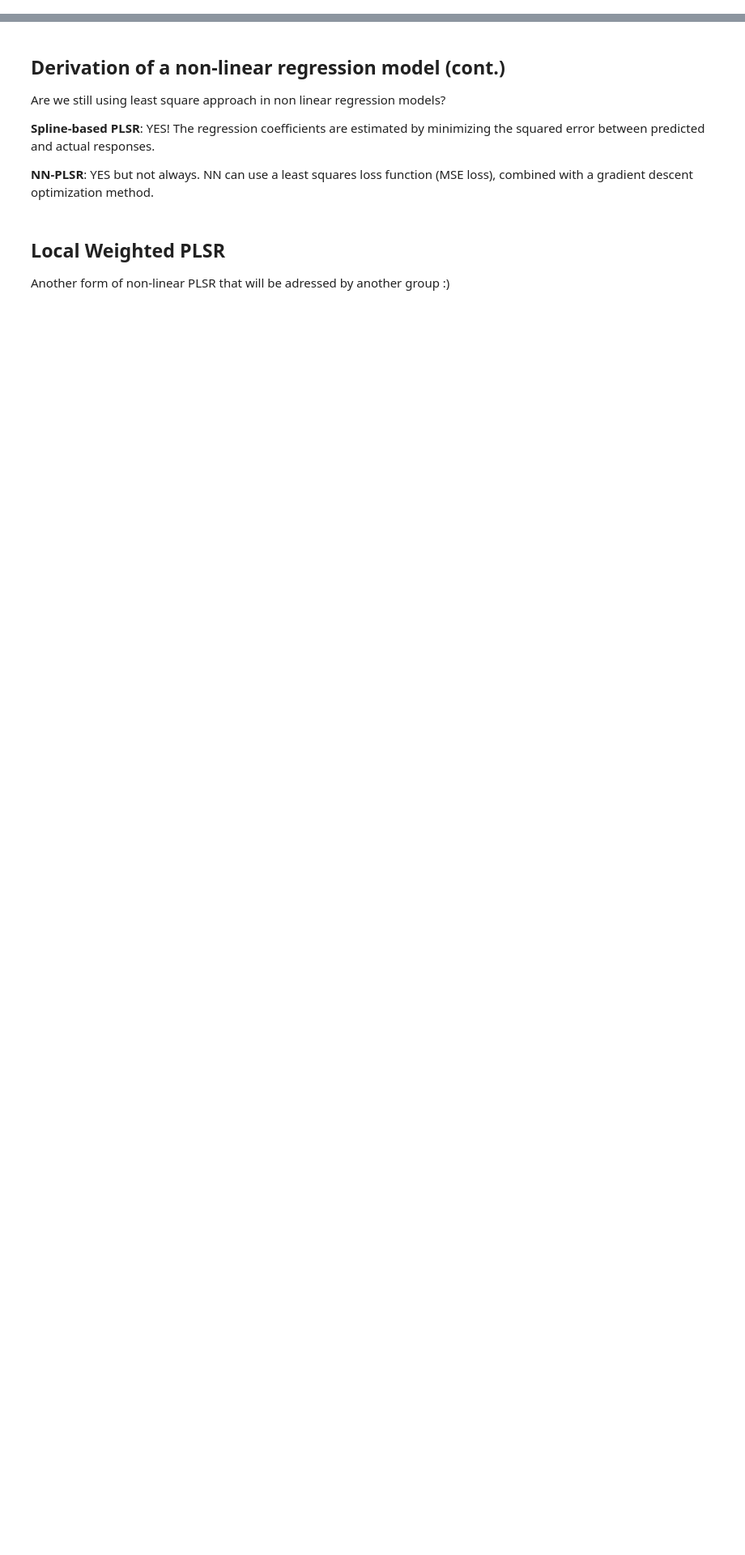
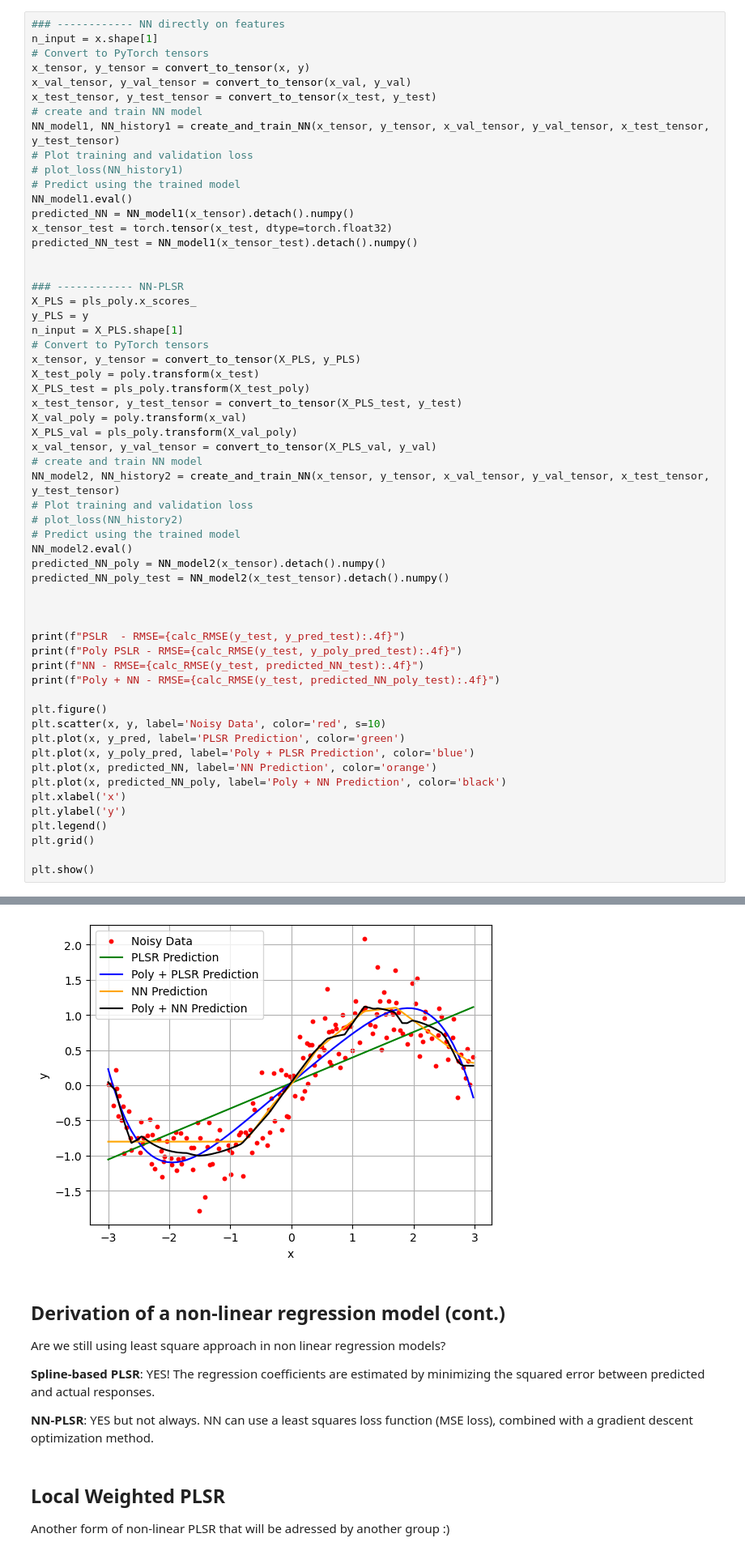
Before and after one commit to coxnevad/NTNU_TK8117_2025, a Jupyter notebook: advanced_week_03/group1/NonLinearPLSR.ipynb, the cells around one changed output, grey strips where cells are left out. Shown: that part at 81% size. Drawn from its saved outputs; the diff is of its cells as text; blank space fills up the shorter version.

```diff
--- a/advanced_week_03/group1/NonLinearPLSR.ipynb
+++ b/advanced_week_03/group1/NonLinearPLSR.ipynb
@@ -318,0 +387,59 @@ plt.show()
+# %%
+### ------------ NN directly on features
+n_input = x.shape[1]
+# Convert to PyTorch tensors
+x_tensor, y_tensor = convert_to_tensor(x, y)
+x_val_tensor, y_val_tensor = convert_to_tensor(x_val, y_val)
+x_test_tensor, y_test_tensor = convert_to_tensor(x_test, y_test)
+# create and train NN model
+NN_model1, NN_history1 = create_and_train_NN(x_tensor, y_tensor, x_val_tensor, y_val_tensor, x_test_tensor, y_test_tensor)
+# Plot training and validation loss
+# plot_loss(NN_history1)
+# Predict using the trained model
+NN_model1.eval()
+predicted_NN = NN_model1(x_tensor).detach().numpy()
+x_tensor_test = torch.tensor(x_test, dtype=torch.float32)
+predicted_NN_test = NN_model1(x_tensor_test).detach().numpy()
+
+
+### ------------ NN-PLSR
+X_PLS = pls_poly.x_scores_
+y_PLS = y
+n_input = X_PLS.shape[1]
+# Convert to PyTorch tensors
+x_tensor, y_tensor = convert_to_tensor(X_PLS, y_PLS)
+X_test_poly = poly.transform(x_test)
+X_PLS_test = pls_poly.transform(X_test_poly)
+x_test_tensor, y_test_tensor = convert_to_tensor(X_PLS_test, y_test)
+X_val_poly = poly.transform(x_val)
+X_PLS_val = pls_poly.transform(X_val_poly)
+x_val_tensor, y_val_tensor = convert_to_tensor(X_PLS_val, y_val)
+# create and train NN model
+NN_model2, NN_history2 = create_and_train_NN(x_tensor, y_tensor, x_val_tensor, y_val_tensor, x_test_tensor, y_test_tensor)
+# Plot training and validation loss
+# plot_loss(NN_history2)
+# Predict using the trained model
+NN_model2.eval()
+predicted_NN_poly = NN_model2(x_tensor).detach().numpy()
+predicted_NN_poly_test = NN_model2(x_test_tensor).detach().numpy()
+
+
+
+print(f"PSLR  - RMSE={calc_RMSE(y_test, y_pred_test):.4f}")
+print(f"Poly PSLR - RMSE={calc_RMSE(y_test, y_poly_pred_test):.4f}")
+print(f"NN - RMSE={calc_RMSE(y_test, predicted_NN_test):.4f}")
+print(f"Poly + NN - RMSE={calc_RMSE(y_test, predicted_NN_poly_test):.4f}")
+
+plt.figure()
+plt.scatter(x, y, label='Noisy Data', color='red', s=10)
+plt.plot(x, y_pred, label='PLSR Prediction', color='green')
+plt.plot(x, y_poly_pred, label='Poly + PLSR Prediction', color='blue')
+plt.plot(x, predicted_NN, label='NN Prediction', color='orange')
+plt.plot(x, predicted_NN_poly, label='Poly + NN Prediction', color='black')
+plt.xlabel('x')
+plt.ylabel('y')
+plt.legend()
+plt.grid()
+
+plt.show()
+# %% [output]
@@ -319,3 +450,4 @@ plt.show()
+[figure, added]
 # %% [markdown]
 ## Derivation of a non-linear regression model (cont.)
 Are we still using least square approach in non linear regression models?
```
Also changed, not shown: parts of 5 cells of this notebook, 1 other file.
